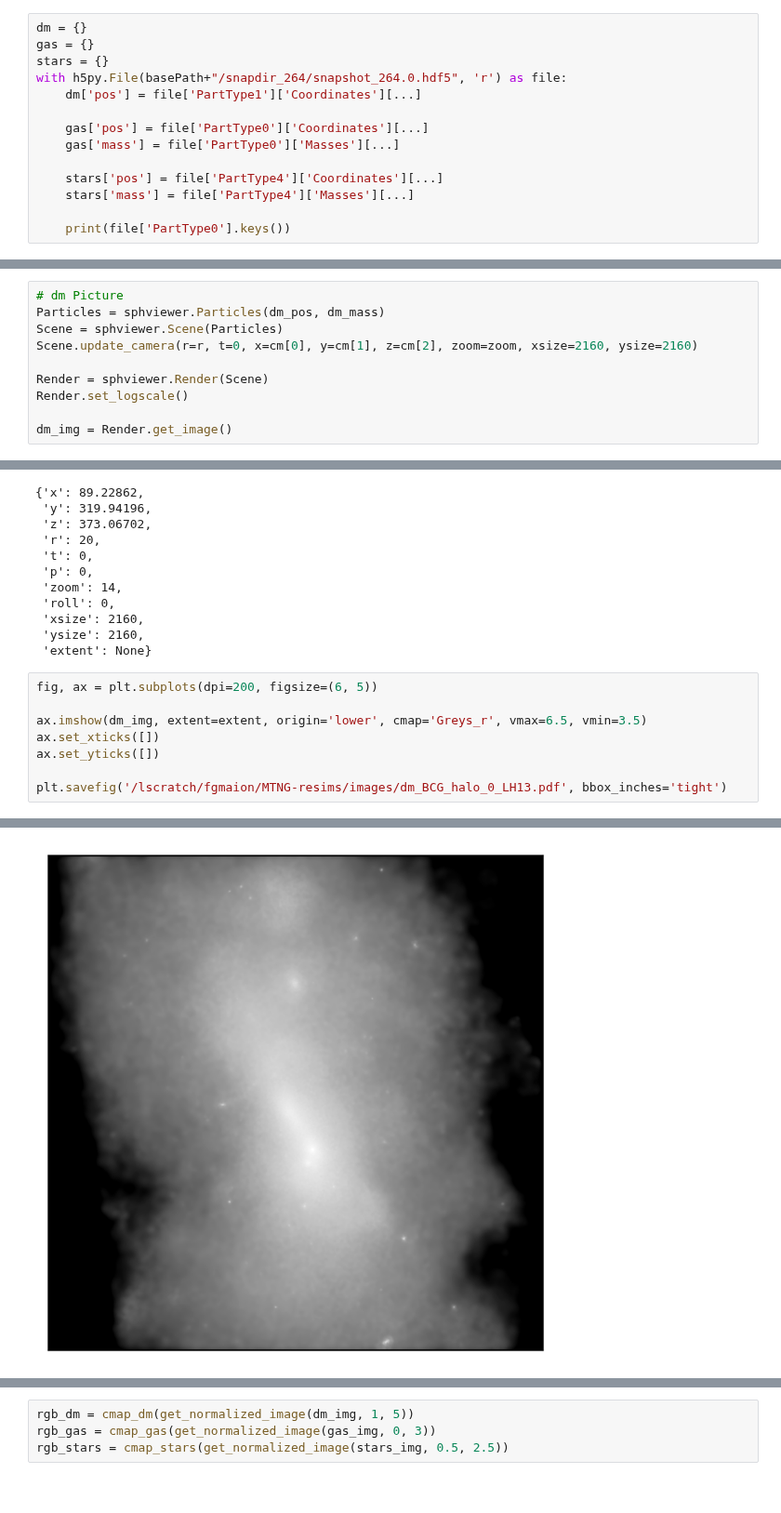
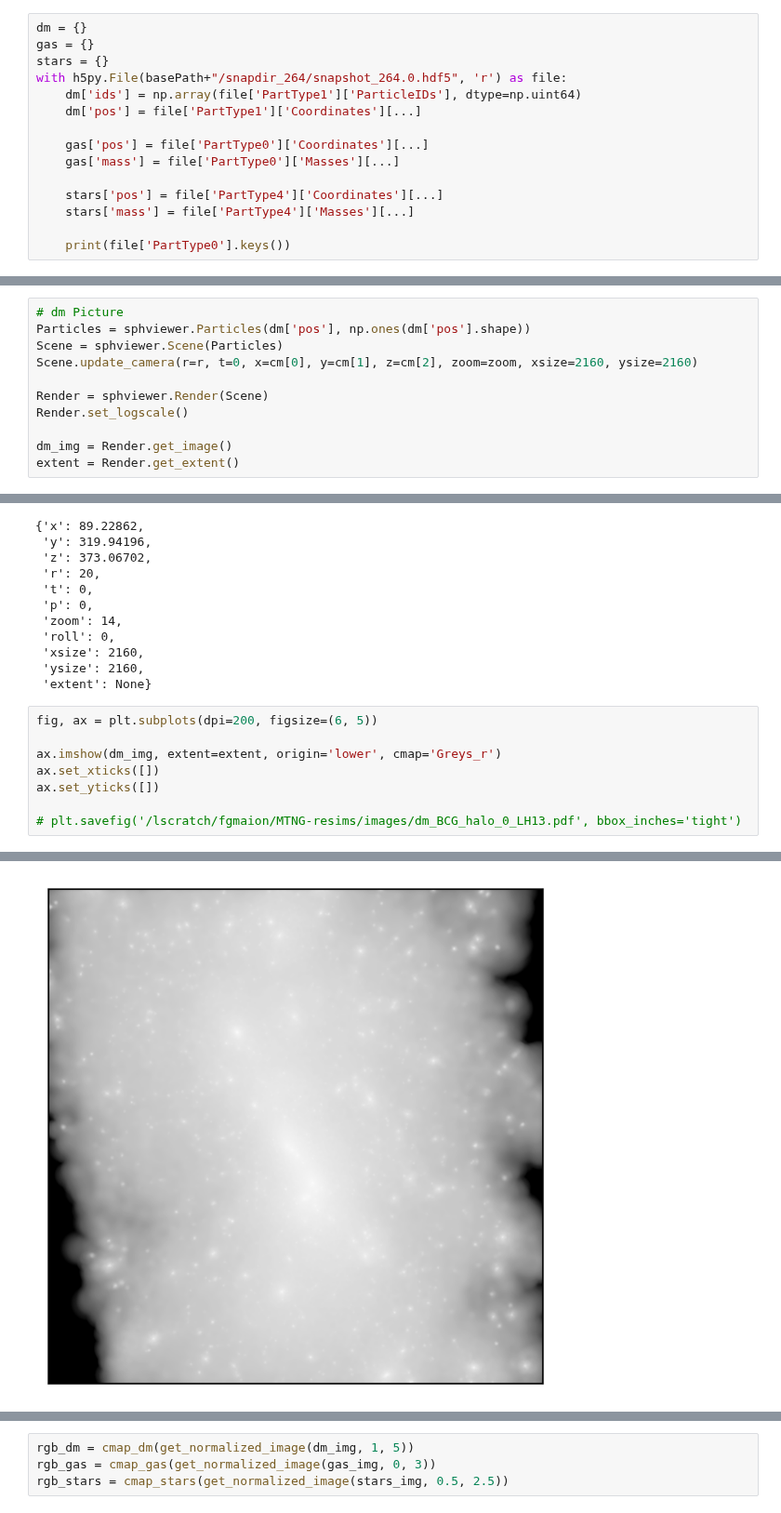
Before and after one commit to fgmaion/MTNG-resims, a Jupyter notebook: Notebooks/galaxy_images.ipynb, the cells around one changed output, grey strips where cells are left out. Shown at 93% size. Cells and saved outputs as stored; diff of their text form.

Commit message:
Important addition, almost done with the image for the RES Story

```diff
--- a/Notebooks/galaxy_images.ipynb
+++ b/Notebooks/galaxy_images.ipynb
@@ -36,6 +36,7 @@ dm = {}
 gas = {}
 stars = {}
 with h5py.File(basePath+"/snapdir_264/snapshot_264.0.hdf5", 'r') as file:
+    dm['ids'] = np.array(file['PartType1']['ParticleIDs'], dtype=np.uint64)
     dm['pos'] = file['PartType1']['Coordinates'][...]
 
     gas['pos'] = file['PartType0']['Coordinates'][...]
@@ -102,7 +105,7 @@ stars_img = Render.get_image()
 extent = Render.get_extent()
 # %%
 # dm Picture
-Particles = sphviewer.Particles(dm_pos, dm_mass)
+Particles = sphviewer.Particles(dm['pos'], np.ones(dm['pos'].shape))
 Scene = sphviewer.Scene(Particles)
 Scene.update_camera(r=r, t=0, x=cm[0], y=cm[1], z=cm[2], zoom=zoom, xsize=2160, ysize=2160)
 
@@ -110,6 +113,7 @@ Render = sphviewer.Render(Scene)
 Render.set_logscale()
 
 dm_img = Render.get_image()
+extent = Render.get_extent()
 # %%
 Scene.Camera.get_params()
 # %% [output]
@@ -127,9 +131,9 @@ Scene.Camera.get_params()
 # %%
 fig, ax = plt.subplots(dpi=200, figsize=(6, 5))
 
-ax.imshow(dm_img, extent=extent, origin='lower', cmap='Greys_r', vmax=6.5, vmin=3.5)
+ax.imshow(dm_img, extent=extent, origin='lower', cmap='Greys_r')
 ax.set_xticks([])
 ax.set_yticks([])
 
-plt.savefig('/lscratch/fgmaion/MTNG-resims/images/dm_BCG_halo_0_LH13.pdf', bbox_inches='tight')
+# plt.savefig('/lscratch/fgmaion/MTNG-resims/images/dm_BCG_halo_0_LH13.pdf', bbox_inches='tight')
 # %% [output]
@@ -136,4 +141,4 @@ plt.savefig('/lscratch/fgmaion/MTNG-resims/images/dm_BCG_halo_0_LH13.pdf', bbox_
-[figure, old version]
+[figure, new version]
 # %%
 fig, ax = plt.subplots(1, 2, dpi=200, figsize=(10, 5))
 
```
Also changed, not shown: parts of 9 cells of this notebook.
